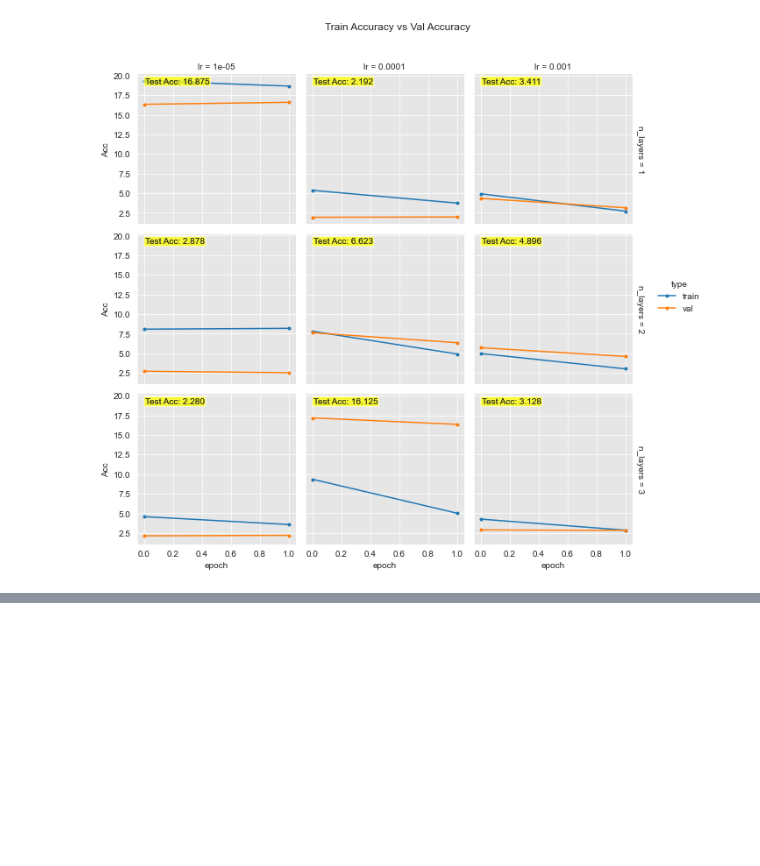
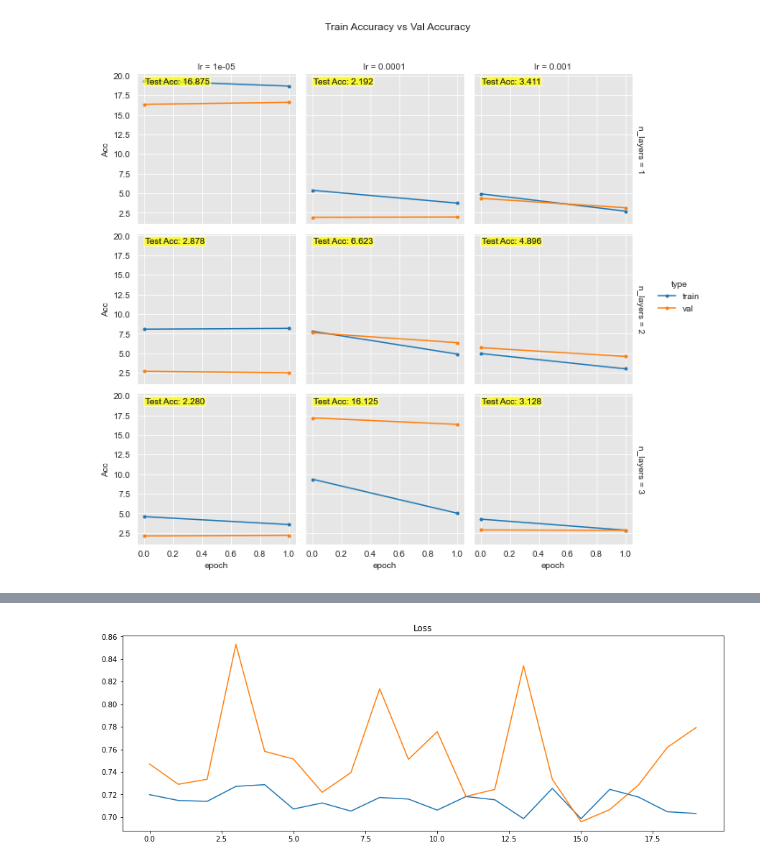
Before and after one commit to dong-hoon-lee/self_study, a Jupyter notebook: Kmooc/stock_pricing/stock_pricing.ipynb, the cells around one changed output, grey strips where cells are left out. Drawn from its saved outputs; the diff is of its cells as text; code cells hidden in the pictures; blank space fills up the shorter version.

```diff
--- a/Kmooc/stock_pricing/stock_pricing.ipynb
+++ b/Kmooc/stock_pricing/stock_pricing.ipynb
@@ -666,0 +908,8 @@ plot_acc_variation(var1, var2, df, margin_titles=True, sharey=True)
+# %%
+num_step = 5
+num_unit = 200
+n_feature = len(eng_list) - 1
+
+x_train, y_train = create_dataset_binary(train_sample_df[eng_list], eng_list, num_step, n_feature)
+x_val, y_val = create_dataset_binary(val_sample_df[eng_list], eng_list, num_step, n_feature)
+x_test, y_test = create_dataset_binary(test_sample_df[eng_list], eng_list, num_step, n_feature)
@@ -666,0 +927,24 @@ plot_acc_variation(var1, var2, df, margin_titles=True, sharey=True)
+# %%
+K.clear_session()
+
+input_layer = Input(batch_shape=(None, x_train.shape[1], x_train.shape[2]))
+
+layer_lstm1 = LSTM(num_unit, return_sequences=True, recurrent_regularizer=regularizers.l2(0.01))(input_layer)
+layer_lstm1 = BatchNormalization()(layer_lstm1)
+
+layer_lstm2 = LSTM(num_unit, return_sequences=True, recurrent_regularizer=regularizers.l2(0.01))(layer_lstm1)
+layer_lstm2 = Dropout(0.25)(layer_lstm2)
+
+layer_lstm3 = LSTM(num_unit, return_sequences=True, recurrent_regularizer=regularizers.l2(0.01))(layer_lstm2)
+layer_lstm3 = BatchNormalization()(layer_lstm3)
+
+layer_lstm4 = LSTM(num_unit, return_sequences=True, recurrent_regularizer=regularizers.l2(0.01))(layer_lstm3)
+layer_lstm4 = Dropout(0.25)(layer_lstm4)
+
+layer_lstm5 = LSTM(num_unit, recurrent_regularizer=regularizers.l2(0.01))(layer_lstm4)
+layer_lstm5 = BatchNormalization()(layer_lstm5)
+
+output_layer = Dense(2, activation='sigmoid')(layer_lstm5)
+
+model = Model(input_layer, output_layer)
+model.compile(loss='sparse_categorical_crossentropy', optimizer='adam', metrics=['accuracy'])
@@ -666,0 +971,2 @@ plot_acc_variation(var1, var2, df, margin_titles=True, sharey=True)
+# %%
+history = model.fit(x_train, y_train, epochs=20, batch_size=10, verbose=1, validation_data=(x_val, y_val))
@@ -666,0 +991,10 @@ plot_acc_variation(var1, var2, df, margin_titles=True, sharey=True)
+# %%
+def plot_hist(history):
+    plt.figure(figsize=(15,5))
+    plt.plot(history.history['loss'], label='Train')
+    plt.plot(history.history['val_loss'], label='Validation')
+    plt.title('Loss')
+
+plot_hist(history)
+# %% [output]
+[figure, added]
```
Also changed, not shown: parts of 20 cells of this notebook, 2 other files.
